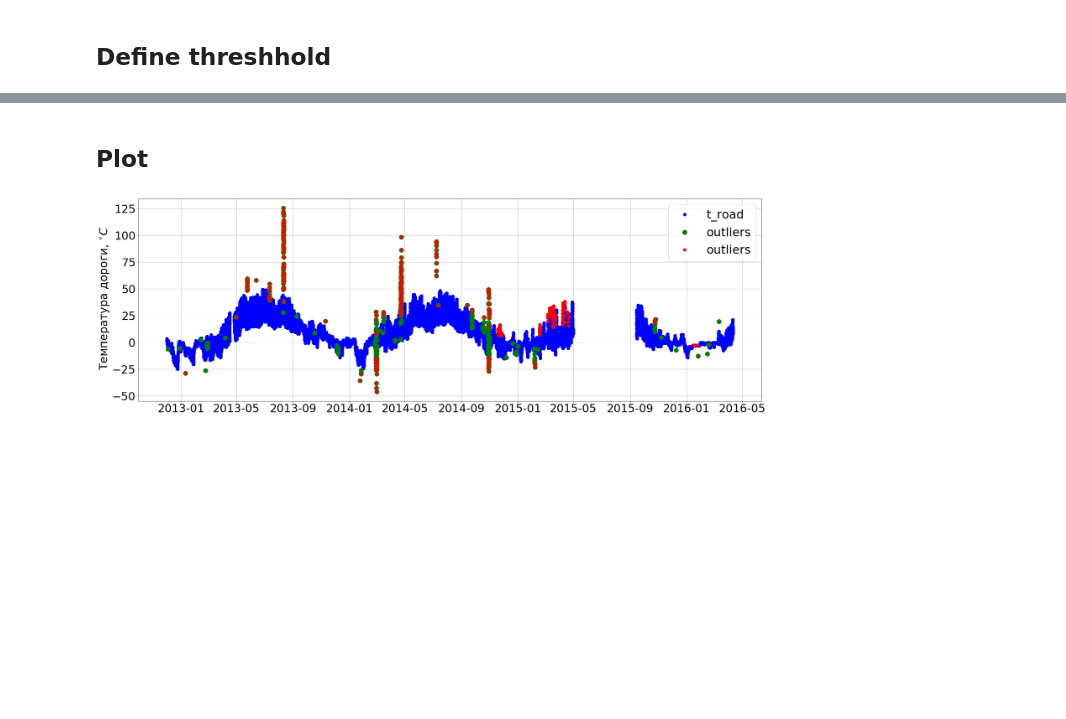
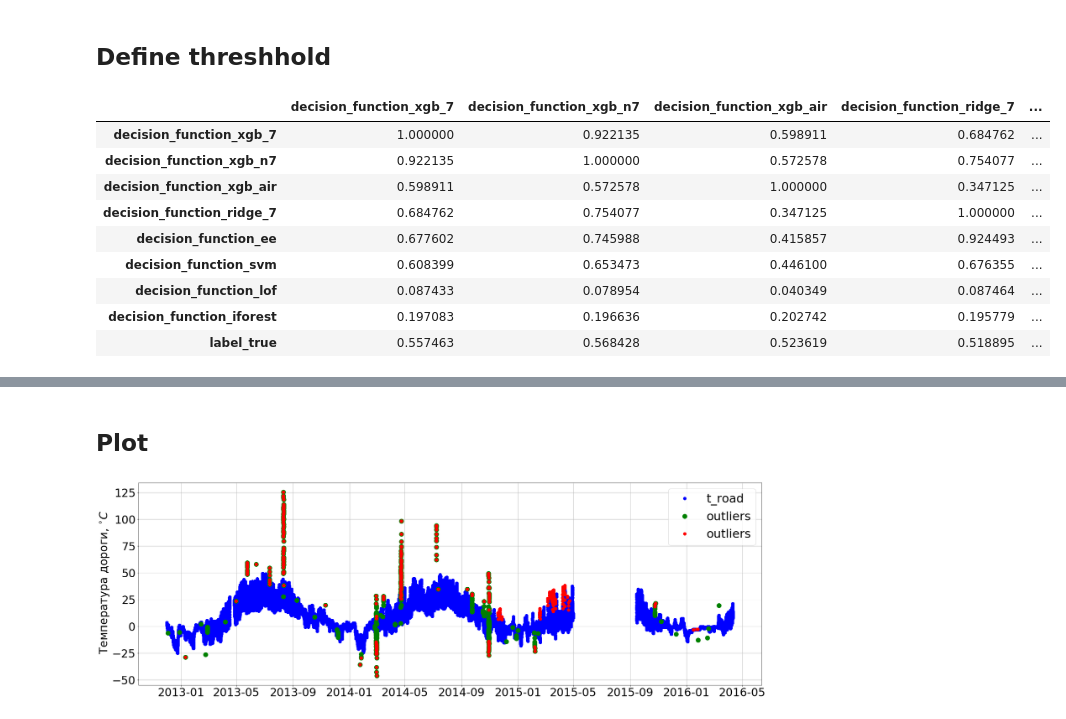
Before and after one commit to NdSv94/MinMax94, a Jupyter notebook: src/pre_defence_experiments/generate_anomalies.ipynb, the cells around one changed output, grey strips where cells are left out. Saved outputs shown, nothing was run; the diff lists cells and outputs as text; code cells hidden in the pictures; blank space fills up the shorter version.

```diff
--- a/src/pre_defence_experiments/generate_anomalies.ipynb
+++ b/src/pre_defence_experiments/generate_anomalies.ipynb
@@ -574,7 +584,7 @@ features = [col for col in df_lof if col.startswith('data_')]
 target = [col for col in df_lof if col.startswith('target_')]
 X_test = np.array(df_lof[features + target])
 # %%
-clf = pickle.load(open('/mnt/HARD/MinMax94/models/pickle/local_outlier_fa.pickle', 'rb'))
+clf = pickle.load(open('/mnt/HARD/MinMax94/models/pickle/local_outlier_factor.pickle', 'rb'))
 y_pred = clf.fit_predict(X_test)
 df_lof['label_predict'] = (1 - y_pred) / 2
 df_lof['decision_function'] = df_lof['label_predict']
@@ -604,0 +639,4 @@ decision_function    0.067987       1.000000           1.000000
+# %%
+clf = pickle.load(open('/mnt/HARD/MinMax94/models/pickle/isolation_forest.pickle', 'rb'))
+df_iforest['label_predict'] = (1 - clf.predict(X_test)) / 2
+df_iforest['decision_function'] = clf.decision_function(X_test)
@@ -650,3 +699,30 @@ df_test['decision_function_lof'] = df_test['decision_function_lof']
+# %%
+from sklearn.preprocessing import MinMaxScaler
+
+#scaler = MinMaxScaler()
+scaler = pickle.load(open('/mnt/HARD/MinMax94/models/scalers/mm_{0}.pickle'.format('xgb_7'), 'rb'))
+df_test['decision_function_xgb_7'] = scaler.transform(df_test['decision_function_xgb_7'].values.reshape(-1, 1))
+
+scaler = pickle.load(open('/mnt/HARD/MinMax94/models/scalers/mm_{0}.pickle'.format('xgb_n7'), 'rb'))
+df_test['decision_function_xgb_n7'] = scaler.transform(df_test['decision_function_xgb_n7'].values.reshape(-1, 1))
+
+scaler = pickle.load(open('/mnt/HARD/MinMax94/models/scalers/mm_{0}.pickle'.format('xgb_air'), 'rb'))
+df_test['decision_function_xgb_air'] = scaler.transform(df_test['decision_function_xgb_air'].values.reshape(-1, 1))
+
+scaler = pickle.load(open('/mnt/HARD/MinMax94/models/scalers/mm_{0}.pickle'.format('ridge_7'), 'rb'))
+df_test['decision_function_ridge_7'] = scaler.transform(df_test['decision_function_ridge_7'].values.reshape(-1, 1))
+
+
+scaler = pickle.load(open('/mnt/HARD/MinMax94/models/scalers/mm_{0}.pickle'.format('ee'), 'rb'))
+df_test['decision_function_ee'] = scaler.transform(- df_test['decision_function_ee'].values.reshape(-1, 1))
+
+scaler = pickle.load(open('/mnt/HARD/MinMax94/models/scalers/mm_{0}.pickle'.format('svm'), 'rb'))
+df_test['decision_function_svm'] = scaler.transform(- df_test['decision_function_svm'].values.reshape(-1, 1))
+
+#df_test['decision_function_lof'] = df_test['decision_function_lof']
+
+scaler = pickle.load(open('/mnt/HARD/MinMax94/models/scalers/mm_{0}.pickle'.format('iforest'), 'rb'))
+df_test['decision_function_iforest'] = scaler.transform(- df_test['decision_function_iforest'].values.reshape(-1, 1))
 # %%
 df_test['label_predict'] = (((1.0 * df_test['decision_function_xgb_7'] +
                              1.0 * df_test['decision_function_xgb_n7'] +
@@ -654,7 +730,24 @@ df_test['label_predict'] = (((1.0 * df_test['decision_function_xgb_7'] +
                              1.0 * df_test['decision_function_xgb_air'] +
                              1.0 * df_test['decision_function_ee'] +
                              1.0 * df_test['decision_function_svm'] +
-                             1.0 * df_test['decision_function_lof']) / 6.0) >= 0.1)
+                             1.0 * df_test['decision_function_lof'] +
+                             1.0 * df_test['decision_function_iforest']) / 8.0) >= 0.1)
+# %%
+z = df_test[['decision_function_xgb_7', 'decision_function_xgb_n7', 'decision_function_xgb_air', 'decision_function_ridge_7', 'decision_function_ee', 'decision_function_svm',
+        'decision_function_lof', 'decision_function_iforest', 'label_true']].corr()
+
+z
+# %% [output]
+|  | decision_function_xgb_7 | decision_function_xgb_n7 | decision_function_xgb_air | decision_function_ridge_7 | ... |
+| decision_function_xgb_7 | 1.000000 | 0.922135 | 0.598911 | 0.684762 | ... |
+| decision_function_xgb_n7 | 0.922135 | 1.000000 | 0.572578 | 0.754077 | ... |
+| decision_function_xgb_air | 0.598911 | 0.572578 | 1.000000 | 0.347125 | ... |
+| decision_function_ridge_7 | 0.684762 | 0.754077 | 0.347125 | 1.000000 | ... |
+| decision_function_ee | 0.677602 | 0.745988 | 0.415857 | 0.924493 | ... |
+| decision_function_svm | 0.608399 | 0.653473 | 0.446100 | 0.676355 | ... |
+| decision_function_lof | 0.087433 | 0.078954 | 0.040349 | 0.087464 | ... |
+| decision_function_iforest | 0.197083 | 0.196636 | 0.202742 | 0.195779 | ... |
+| label_true | 0.557463 | 0.568428 | 0.523619 | 0.518895 | ... |
 # %%
 st_id = generate_station_id
 window = pd.Timedelta('4h')
```
Also changed, not shown: parts of 24 cells of this notebook, 19 other files.
